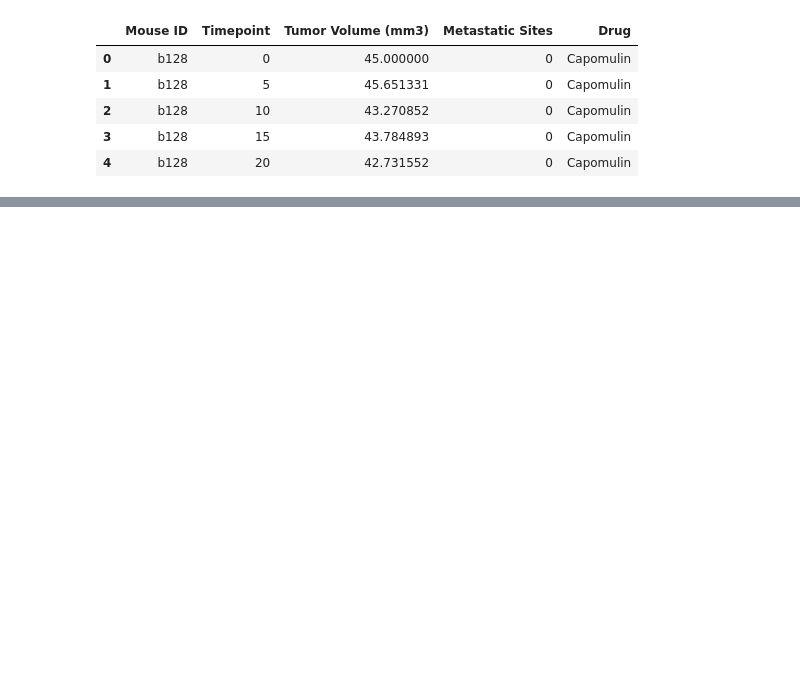
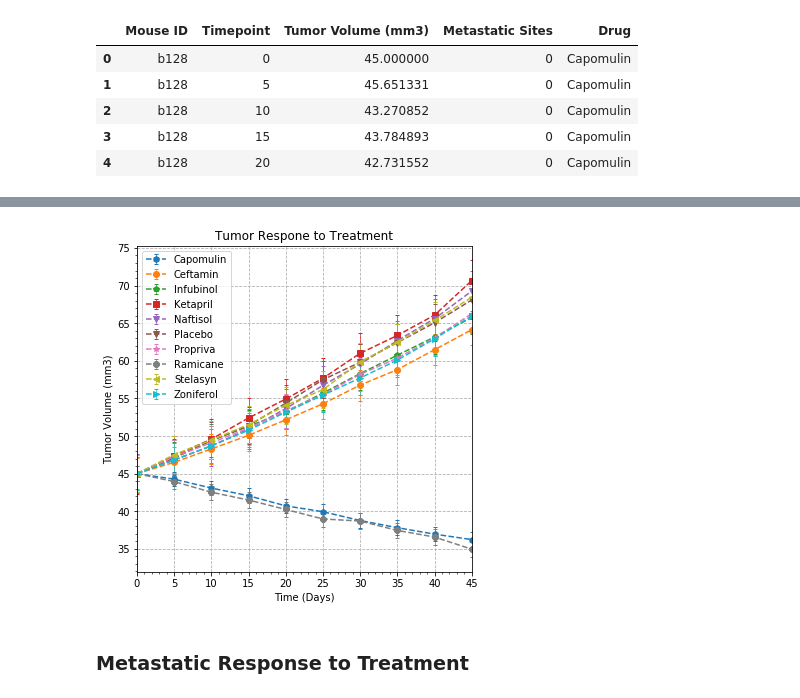
Before and after one commit to monicam85/matplotlib_hw5, a Jupyter notebook: Pymaceuticals.ipynb, the cells around one changed output, grey strips where cells are left out. Cells and saved outputs as stored; diff of their text form; code cells hidden in the pictures; blank space fills up the shorter version.

```diff
--- a/Pymaceuticals.ipynb
+++ b/Pymaceuticals.ipynb
@@ -90,0 +64,4 @@ clinical_trial.pivot_table(clinical_trial,index='Timepoint',columns=['Drug'])
+# %%
+pvt_tumor_resp=tumor_resp.pivot_table(tumor_resp,index='Timepoint',columns=['Drug'])
+pvt_tumor_resp=pvt_tumor_resp.xs('Tumor Volume (mm3)', axis=1)
+pvt_tumor_resp
@@ -90,0 +83,27 @@ clinical_trial.pivot_table(clinical_trial,index='Timepoint',columns=['Drug'])
+# %%
+markers=sorted(Line2D.filled_markers)
+
+fig, ax=plt.subplots(figsize=(6,6), linewidth=0.1)
+ax.set_ylabel('Tumor Volume (mm3)')
+ax.set_xlabel('Time (Days)')
+ax.set_title('Tumor Respone to Treatment')
+ax.minorticks_on()
+ax.set_xlim(0, 45)
+ax.grid(True,linestyle='dashed')
+m=0
+for col in pvt_tumor_resp.columns:
+    try:
+        ms= '--' + markers[i]; i=i+1
+    except:
+        i=0
+
+    sem=[s.sem() for s in [pvt_tumor_resp[col]]]
+    ax.errorbar(pvt_tumor_resp.index,pvt_tumor_resp[col], yerr= sem[0],
+                fmt=ms, capthick=1, capsize=2, elinewidth=0.7 )
+plt.legend(loc=2)
+plt.show()
+#pvt_tumor_resp[col]
+# %% [output]
+[figure, added]
+# %% [markdown]
+### Metastatic Response to Treatment
```
Also changed, not shown: parts of 18 cells of this notebook.
